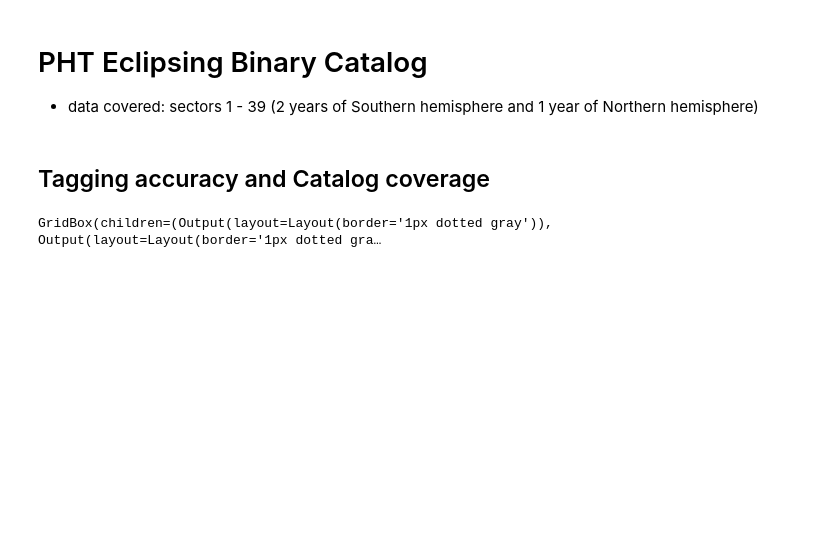
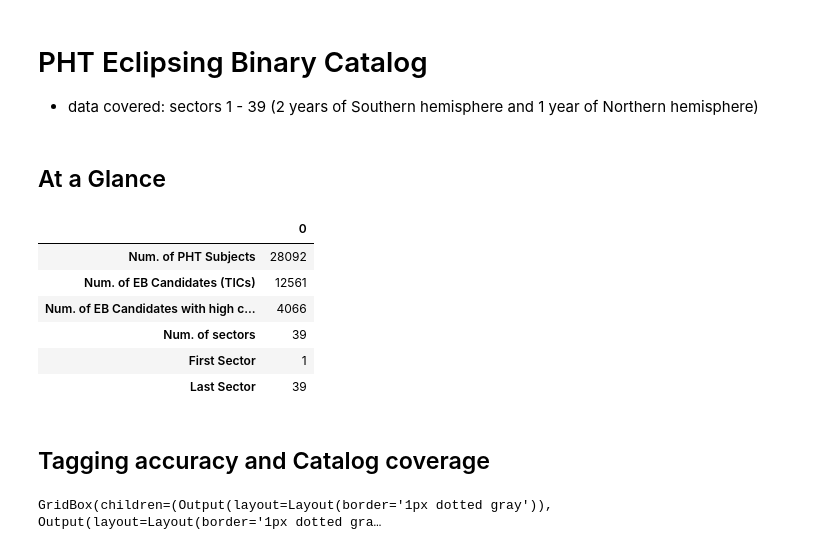
Before and after one commit to orionlee/pht_eb_stats2, a Jupyter notebook: src/dashboard.ipynb, the cells around one changed output. Cells and saved outputs as stored; diff of their text form; code cells hidden in the pictures; blank space fills up the shorter version.

Commit message:
Add overall stats

```diff
--- a/src/dashboard.ipynb
+++ b/src/dashboard.ipynb
@@ -21,6 +21,21 @@ from dashboard_utils import CAT_COLS_COMMON
 from dashboard_utils import two_columns
 
 display(HTML("<style>.container { width:99% !important; }</style>"))
+# %% [markdown]
+## At a Glance
+# %%
+# reload(catalog_stats)
+min_eb_score = 3  # empirically, the threshold that proxy accuracy >= 90% (see tagging accuracy)
+summary = catalog_stats.summary(min_eb_score=min_eb_score)
+display(pd.DataFrame.from_dict(summary, orient="index"))
+# %% [output]
+|  | 0 |
+| Num. of PHT Subjects | 28092 |
+| Num. of EB Candidates (TICs) | 12561 |
+| Num. of EB Candidates with high c... | 4066 |
+| Num. of sectors | 39 |
+| First Sector | 1 |
+| Last Sector | 39 |
 # %% [markdown]
 ## Tagging accuracy and Catalog coverage
 # %%
```
Also changed, not shown: parts of 1 cell of this notebook, 1 other file.
